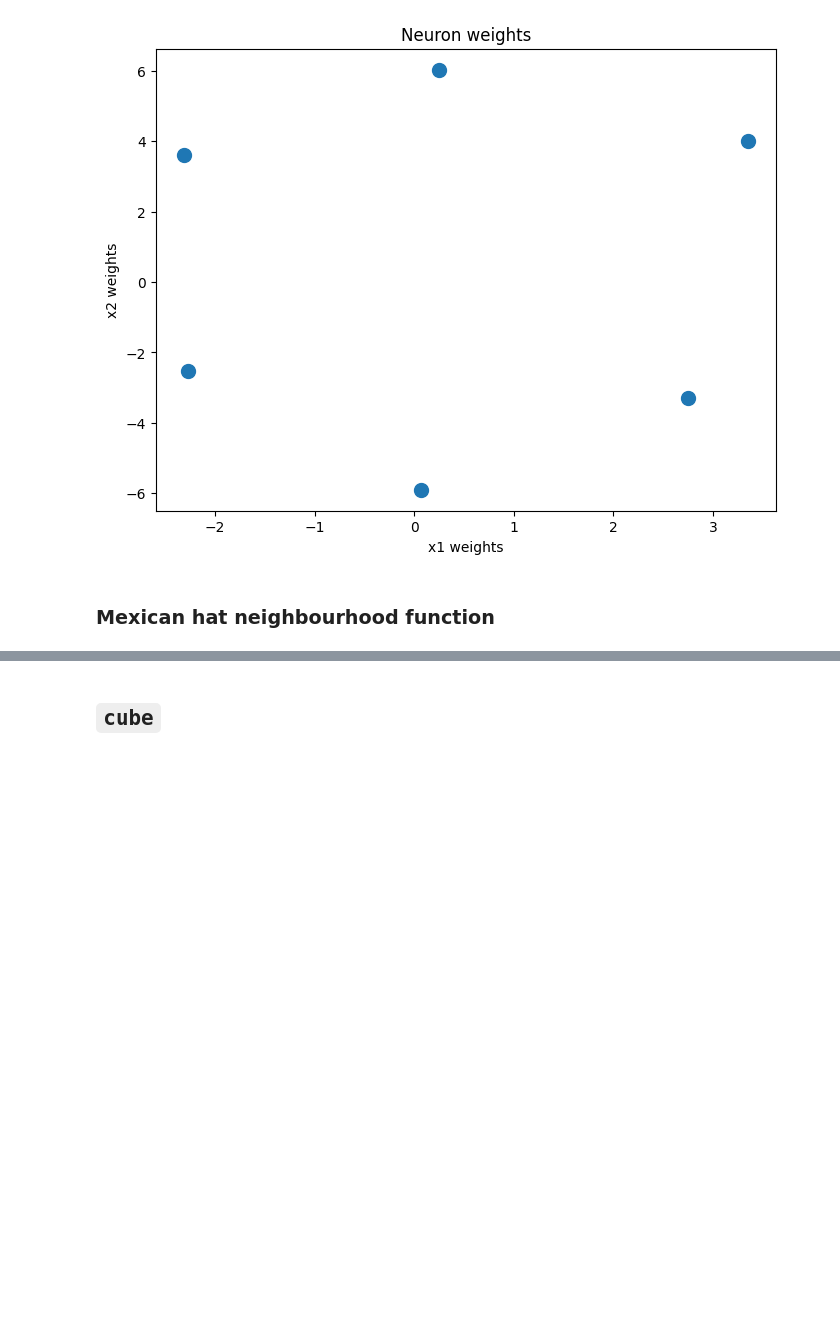
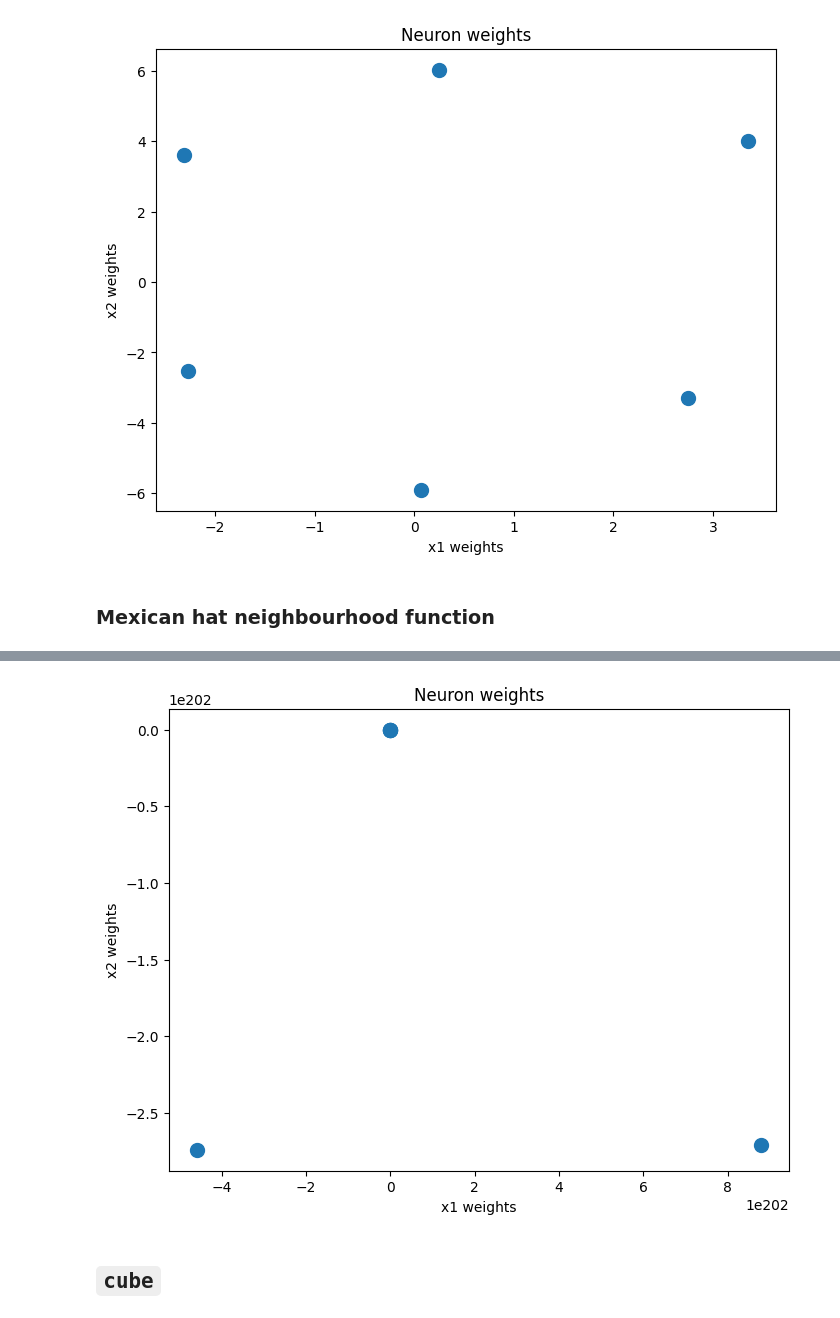
Before and after one commit to maciejors/neural-networks, a Jupyter notebook: kohonen_network/koh1.ipynb, the cells around one changed output, grey strips where cells are left out. Cells and saved outputs as stored; diff of their text form; code cells hidden in the pictures; blank space fills up the shorter version.

```diff
--- a/kohonen_network/koh1.ipynb
+++ b/kohonen_network/koh1.ipynb
@@ -190,3 +198,8 @@ plt.show()
+# %%
+koh_hex_mex.visualise_weights(size=100)
+plt.show()
+# %% [output]
+[figure, added]
 # %% [markdown]
 ## `cube`
 # %% [markdown]
```
Also changed, not shown: parts of 8 cells of this notebook, 2 other files.
